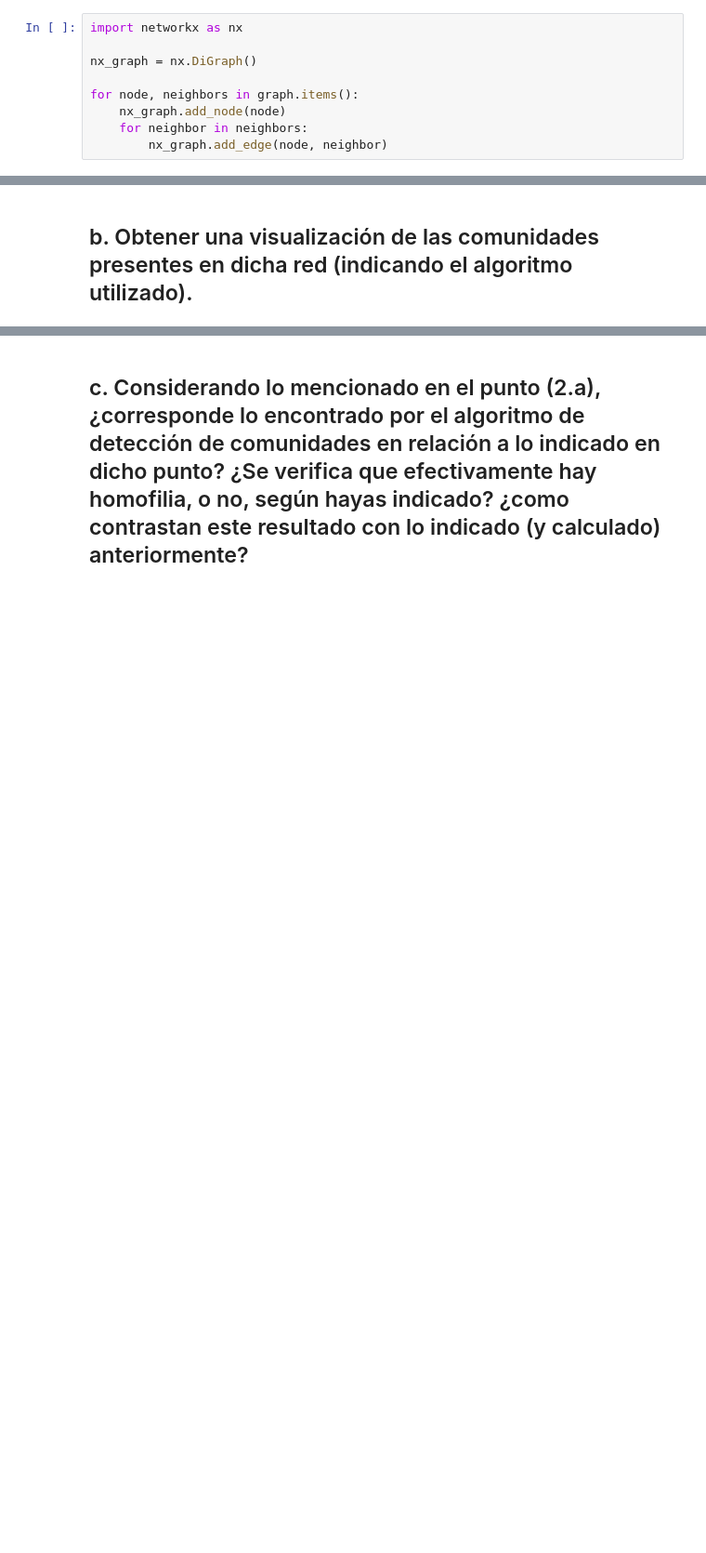
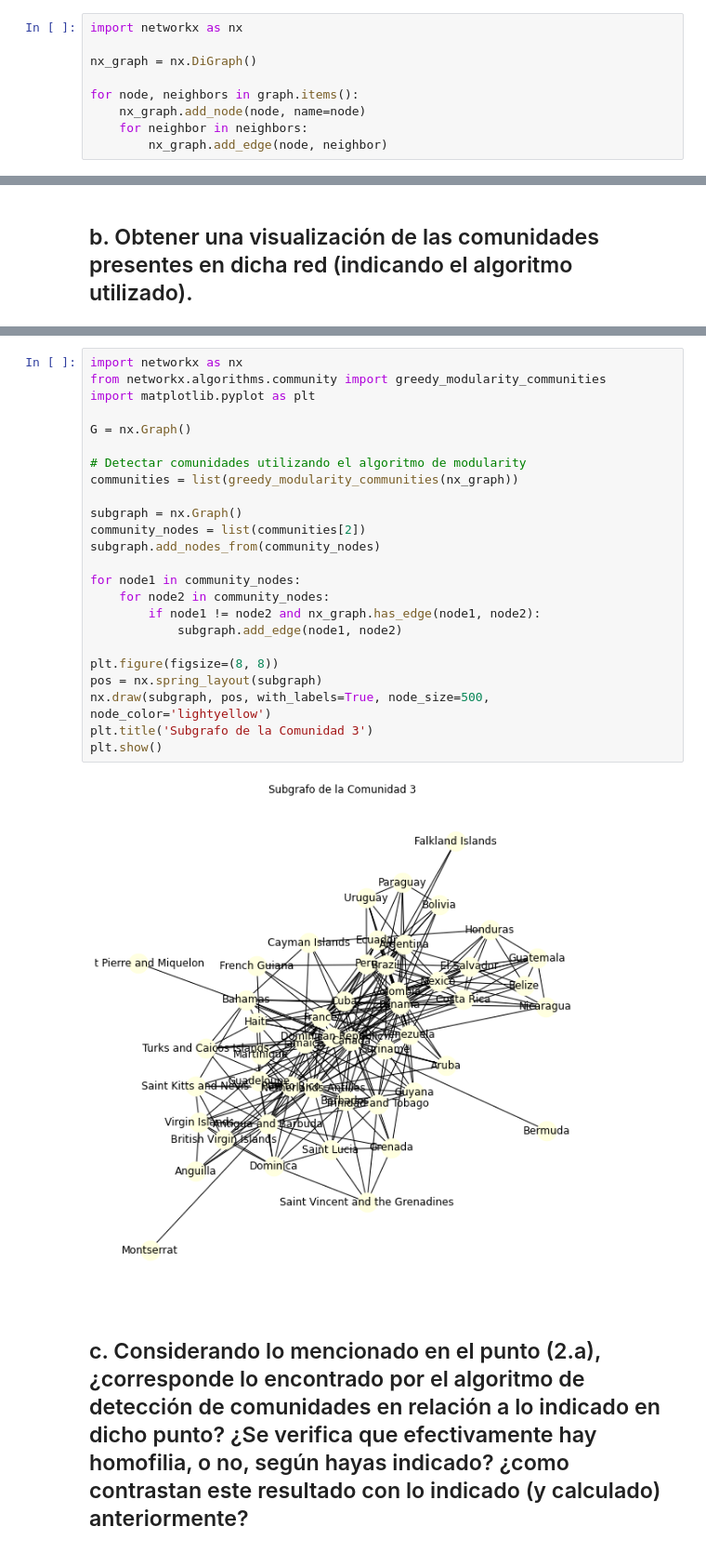
Before and after one commit to valeriarochab/tp1-tda2, a Jupyter notebook: tp1.ipynb, the cells around one changed output, grey strips where cells are left out. Shown at 93% size. Saved outputs shown, nothing was run; the diff lists cells and outputs as text; blank space fills up the shorter version.

```diff
--- a/tp1.ipynb
+++ b/tp1.ipynb
@@ -64,7 +64,7 @@ import networkx as nx
 nx_graph = nx.DiGraph()
 
 for node, neighbors in graph.items():
-    nx_graph.add_node(node)
+    nx_graph.add_node(node, name=node)
     for neighbor in neighbors:
         nx_graph.add_edge(node, neighbor)
 # %% [markdown]
@@ -92,3 +95,29 @@ Clustering coefficient: 0.33
+# %%
+import networkx as nx
+from networkx.algorithms.community import greedy_modularity_communities
+import matplotlib.pyplot as plt
+
+G = nx.Graph()
+
+# Detectar comunidades utilizando el algoritmo de modularity
+communities = list(greedy_modularity_communities(nx_graph))
+
+subgraph = nx.Graph()
+community_nodes = list(communities[2])
+subgraph.add_nodes_from(community_nodes)
+
+for node1 in community_nodes:
+    for node2 in community_nodes:
+        if node1 != node2 and nx_graph.has_edge(node1, node2):
+            subgraph.add_edge(node1, node2)
+
+plt.figure(figsize=(8, 8))
+pos = nx.spring_layout(subgraph)
+nx.draw(subgraph, pos, with_labels=True, node_size=500, node_color='lightyellow')
+plt.title('Subgrafo de la Comunidad 3')
+plt.show()
+# %% [output]
+[figure, added]
 # %% [markdown]
 ## c. Considerando lo mencionado en el punto (2.a), ¿corresponde lo encontrado por el algoritmo de detección de comunidades en relación a lo indicado en dicho punto? ¿Se verifica que efectivamente hay homofilia, o no, según hayas indicado? ¿como contrastan este resultado con lo indicado (y calculado) anteriormente?
 # %% [markdown]
```
Also changed, not shown: parts of 16 cells of this notebook.
